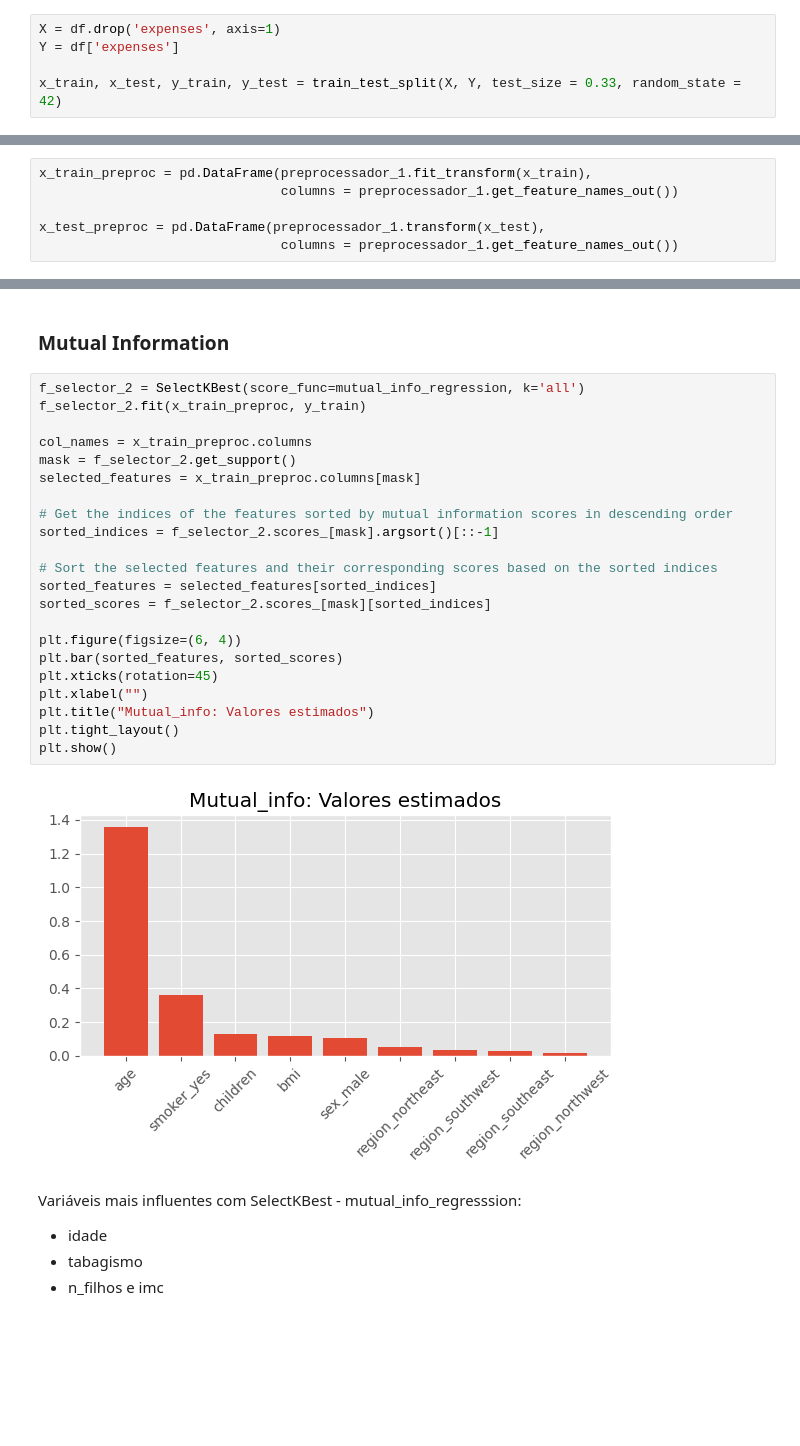
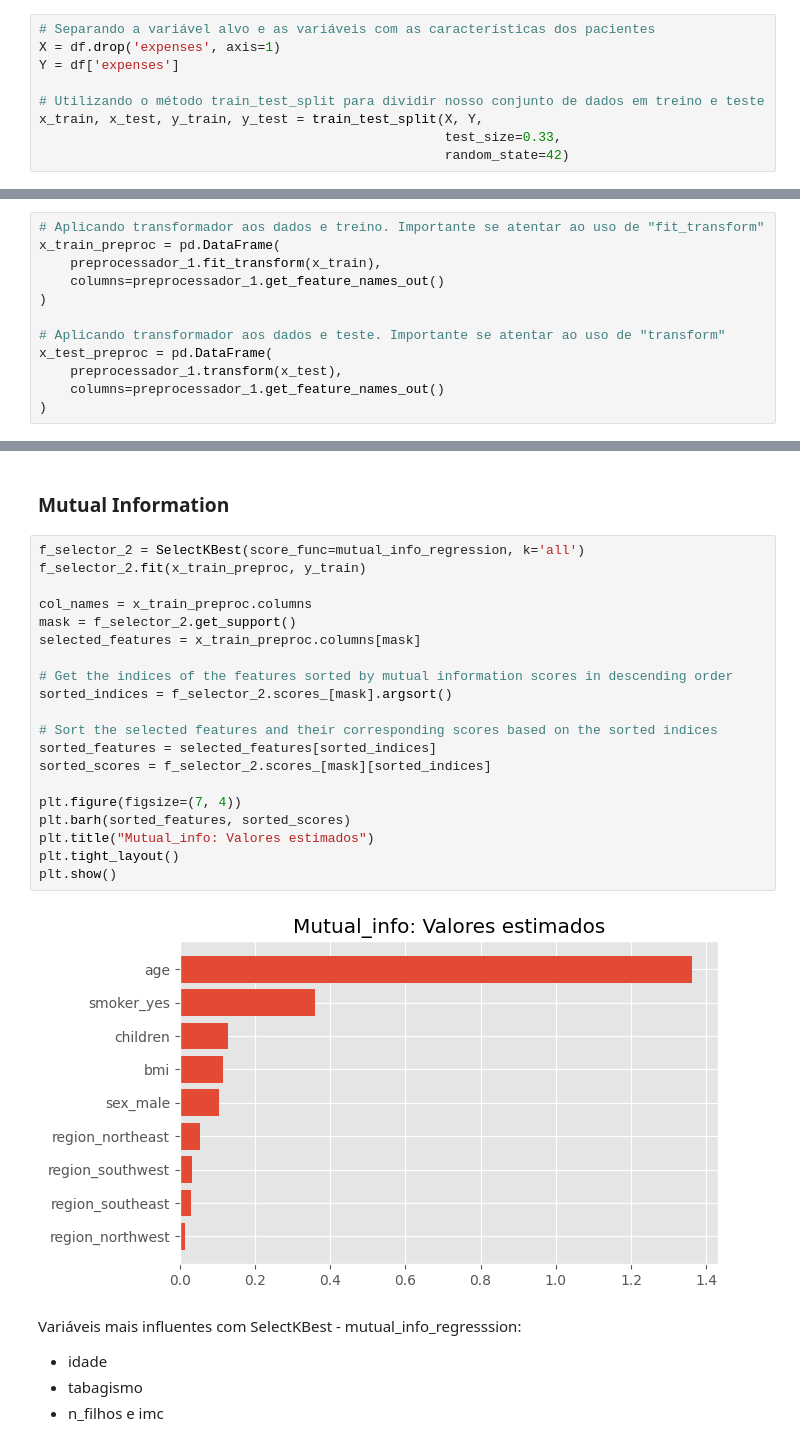
Before and after one commit to Bruno-Donato/desafio_gastos_saude, a Jupyter notebook: regress_gastos_saude.ipynb, the cells around one changed output, grey strips where cells are left out. Saved outputs shown, nothing was run; the diff lists cells and outputs as text; blank space fills up the shorter version.

```diff
--- a/regress_gastos_saude.ipynb
+++ b/regress_gastos_saude.ipynb
@@ -593,9 +601,13 @@ Observamos pelo gráfico de dispersão que padrões emergem da interação de ma
 # %% [markdown]
 ## Train test split
 # %%
+# Separando a variável alvo e as variáveis com as características dos pacientes
 X = df.drop('expenses', axis=1)
 Y = df['expenses']
 
-x_train, x_test, y_train, y_test = train_test_split(X, Y, test_size = 0.33, random_state = 42)
+# Utilizando o método train_test_split para dividir nosso conjunto de dados em treino e teste
+x_train, x_test, y_train, y_test = train_test_split(X, Y,
+                                                    test_size=0.33,
+                                                    random_state=42)
 # %% [markdown]
 ## Transformações e encodings
@@ -708,11 +736,17 @@ ColumnTransformer(remainder='passthrough',
                                  Index(['sex', 'smoker', 'region'], dtype='object'))],
                   verbose_feature_names_out=False)
 # %%
-x_train_preproc = pd.DataFrame(preprocessador_1.fit_transform(x_train),
-                               columns = preprocessador_1.get_feature_names_out())
+# Aplicando transformador aos dados e treino. Importante se atentar ao uso de "fit_transform"
+x_train_preproc = pd.DataFrame(
+    preprocessador_1.fit_transform(x_train),
+    columns=preprocessador_1.get_feature_names_out()
+)
 
-x_test_preproc = pd.DataFrame(preprocessador_1.transform(x_test),
-                               columns = preprocessador_1.get_feature_names_out())
+# Aplicando transformador aos dados e teste. Importante se atentar ao uso de "transform"
+x_test_preproc = pd.DataFrame(
+    preprocessador_1.transform(x_test),
+    columns=preprocessador_1.get_feature_names_out()
+)
 # %%
 x_train_preproc.head(5)
 # %% [output]
@@ -923,27 +976,25 @@ Variáveis mais influentes com SelectKBest - f_regresssion:
 # %%
 f_selector_2 = SelectKBest(score_func=mutual_info_regression, k='all')
 f_selector_2.fit(x_train_preproc, y_train)
 
 col_names = x_train_preproc.columns
 mask = f_selector_2.get_support()
 selected_features = x_train_preproc.columns[mask]
 
 # Get the indices of the features sorted by mutual information scores in descending order
-sorted_indices = f_selector_2.scores_[mask].argsort()[::-1]
+sorted_indices = f_selector_2.scores_[mask].argsort()
 
 # Sort the selected features and their corresponding scores based on the sorted indices
 sorted_features = selected_features[sorted_indices]
 sorted_scores = f_selector_2.scores_[mask][sorted_indices]
 
-plt.figure(figsize=(6, 4))
-plt.bar(sorted_features, sorted_scores)
-plt.xticks(rotation=45)
-plt.xlabel("")
+plt.figure(figsize=(7, 4))
+plt.barh(sorted_features, sorted_scores)
 plt.title("Mutual_info: Valores estimados")
 plt.tight_layout()
 plt.show()
 # %% [output]
-[figure, old version]
+[figure, new version]
 # %% [markdown]
 Variáveis mais influentes com SelectKBest - mutual_info_regresssion:
 - idade
```
Also changed, not shown: parts of 111 cells of this notebook, 2 other files.
